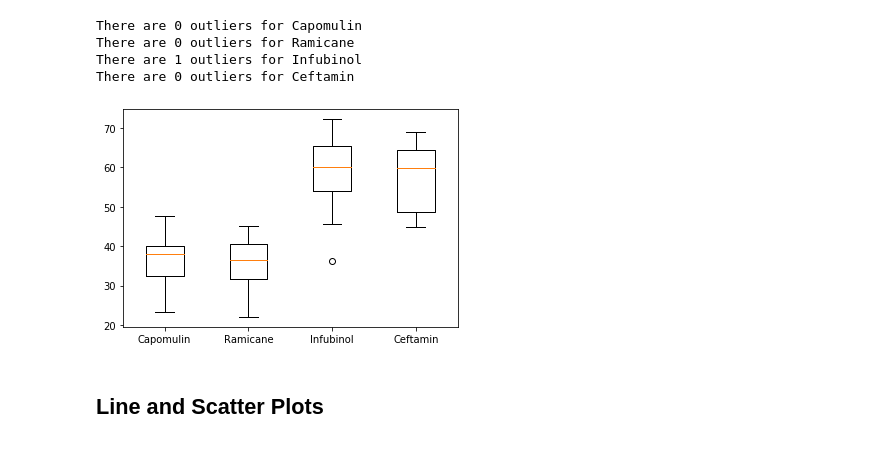
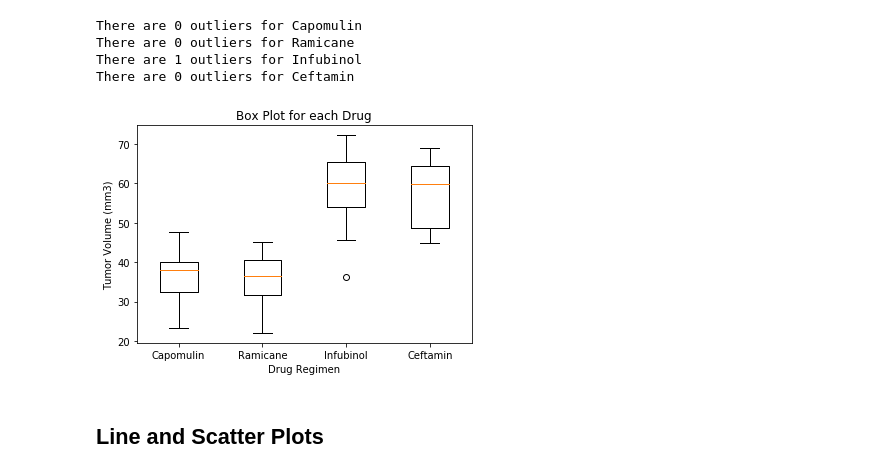
Before and after one commit to gfstuhr/matplotlib-challenge, a Jupyter notebook: pymaceuticals_starter.ipynb, the cells around one changed output. Saved outputs shown, nothing was run; the diff lists cells and outputs as text; code cells hidden in the pictures.

```diff
--- a/pymaceuticals_starter.ipynb
+++ b/pymaceuticals_starter.ipynb
@@ -208,15 +207,15 @@ max_time_study
 drug_list=["Capomulin","Ramicane","Infubinol","Ceftamin"]
 
 # Create empty list to fill with tumor vol data (for plotting)
-tumor_vol_list=[]
+tumor_vol=[]
+four_quantiles=[.25,.5,.75]
 
 # Calculate the IQR and quantitatively determine if there are any potential outliers.
 for each_drug in drug_list:
-    filter_df=max_time_study.loc[:,"Drug Regimen"] == each_drug
-    four_quantiles=[.25,.5,.75]
-    one_drug_tumor_vol=max_time_study.loc[filter_df,"Tumor Volume (mm3)"]
-    tumor_vol_list.append(one_drug_tumor_vol)
-    quartiles=one_drug_tumor_vol.quantile(four_quantiles)
+    drug_df=max_time_study.loc[:,"Drug Regimen"] == each_drug
+    drug_tumor_vol=max_time_study.loc[drug_df,"Tumor Volume (mm3)"]
+    tumor_vol.append(drug_tumor_vol)
+    quartiles=drug_tumor_vol.quantile(four_quantiles)
     lowerq=quartiles.loc[.25]
     upperq=quartiles.loc[.75]
     iqr=upperq-lowerq
@@ -226,8 +225,8 @@ for each_drug in drug_list:
     # Locate the rows which contain mice on each drug and get the tumor volumes
     # add subset
     # Determine outliers using upper and lower bounds
-    filter_df=(one_drug_tumor_vol>upper_bound)|(one_drug_tumor_vol<lower_bound)
-    outlier_count=len(one_drug_tumor_vol.loc[filter_df])
+    outlier_df=(drug_tumor_vol>upper_bound)|(drug_tumor_vol<lower_bound)
+    outlier_count=len(drug_tumor_vol.loc[outlier_df])
     print(f"There are {outlier_count} outliers for {each_drug}")
 # %% [output]
 There are 0 outliers for Capomulin
@@ -236,10 +235,13 @@ There are 1 outliers for Infubinol
 There are 0 outliers for Ceftamin
 # %%
 # Generate a box plot of the final tumor volume of each mouse across four regimens of interest
-plt.boxplot(tumor_vol_list, labels=drug_list)
+plt.boxplot(tumor_vol, labels=drug_list)
+plt.title("Box Plot for each Drug")
+plt.xlabel("Drug Regimen")
+plt.ylabel("Tumor Volume (mm3)")
 plt.show()
 # %% [output]
-[figure, old version]
+[figure, new version]
 # %% [markdown]
 ## Line and Scatter Plots
 # %%
```
Also changed, not shown: parts of 3 cells of this notebook.
